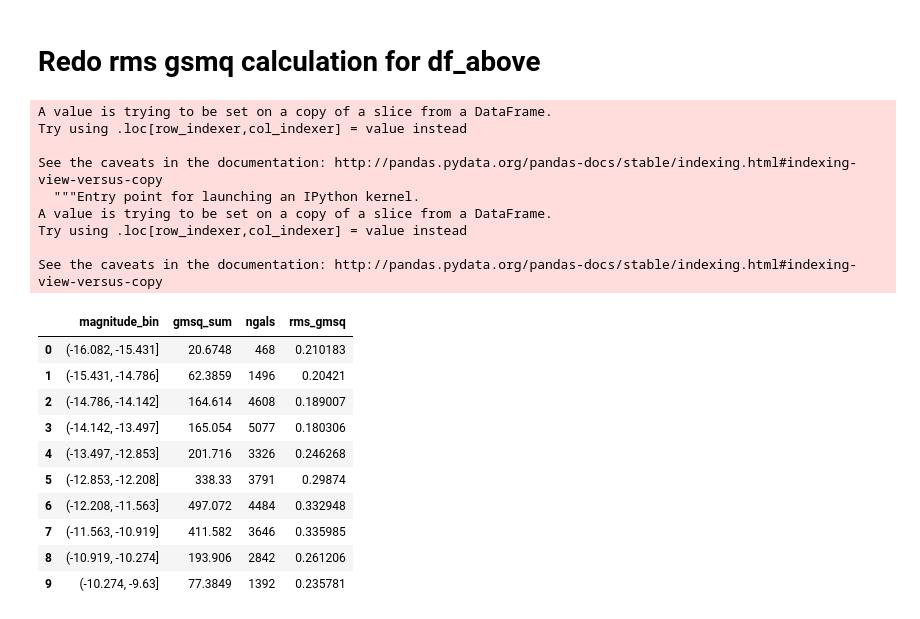
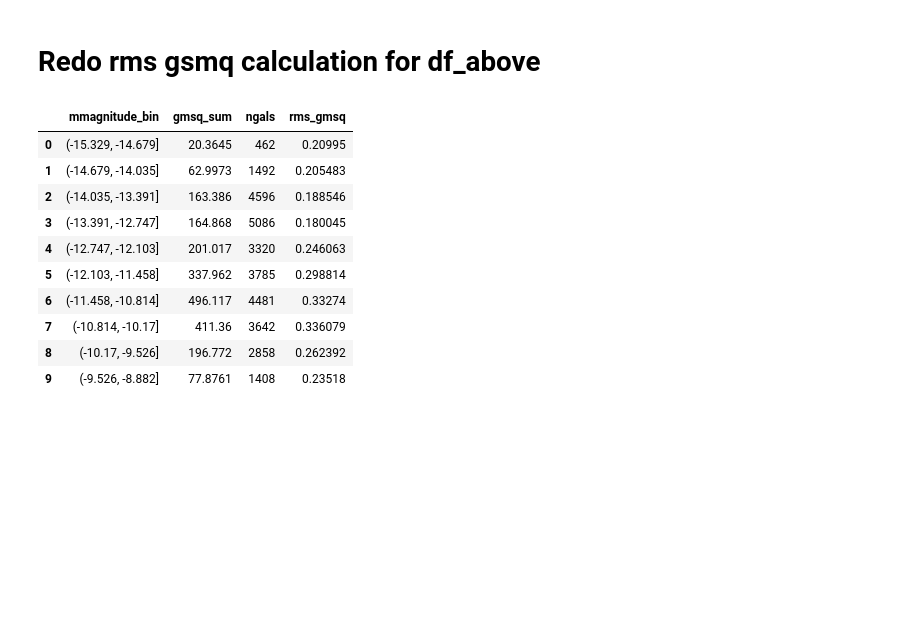
Before and after one commit to bpRsh/2019_shear_analysis_after_dmstack, a Jupyter notebook: Nov_2019/Nov21/a02_create_rms_gmsq_bins.ipynb, the cells around one changed output. Cells and saved outputs as stored; diff of their text form; code cells hidden in the pictures; blank space fills up the shorter version.

```diff
--- a/Nov_2019/Nov21/a02_create_rms_gmsq_bins.ipynb
+++ b/Nov_2019/Nov21/a02_create_rms_gmsq_bins.ipynb
@@ -113,0 +101,21 @@ df.head()
+# %%
+# flux and magnitude total
+df['flux'] = df['flux[0][0]'] + df['flux[1][0]'] + df['flux[2][0]'] + df['flux[3][0]']
+df['magnitude'] = -2.5 * np.log10(df['flux'].to_numpy())
+
+# flux and mag mono
+df['mflux'] = df['flux[0][0]'] + df['flux[1][0]']
+df['mmagnitude'] = -2.5 * np.log10(df['mflux'].to_numpy())
+
+# flux and mag chro
+df['cflux'] = df['flux[2][0]'] + df['flux[3][0]']
+df['cmagnitude'] = -2.5 * np.log10(df['cflux'].to_numpy())
+
+# radius total
+df['radius'] = np.mean(df['radius[0][0]']  + df['radius[1][0]']
+                       + df['radius[2][0]'] + df['radius[3][0]'])
+
+df['mradius'] = np.mean(df['radius[0][0]'] + df['radius[1][0]'] )
+df['cradius'] = np.mean( df['radius[2][0]'] + df['radius[3][0]'])
+
+df.head()
@@ -114,6 +129,6 @@ df.head()
 # %%
-df['magnitude_bin'] = pd.cut(df['magnitude'],10)
-df['magnitude_bin_number'] = pd.cut(df['magnitude'],10,labels=range(10))
+df['mmagnitude_bin'] = pd.cut(df['mmagnitude'],10)
+df['mmagnitude_bin_number'] = pd.cut(df['mmagnitude'],10,labels=range(10))
 df.head()
 # %% [output]
 |  | fN[0][0] | fN[1][0] | fN[2][0] | fN[3][0] | id[0][0] | id[1][0] | id[2][0] | id[3][0] | x[0] | x[1] | ... |
@@ -197,8 +214,8 @@ x2,y2 = bins_dict[x1y1x2y2[2]], bins_dict[x1y1x2y2[3]]
 
 df['above'] = df.eval(" ( (@x2-@x1) * gmdsq )  >= ( (@y2-@y1) * (gsq - @x1 )) ")
 # %%
-df_above = df[df.above==True]
-df_below = df[df.above==False]
+df_above = df[df.above==True].copy()
+df_below = df[df.above==False].copy()
 # %%
 df_above['gmsq'].plot.hist(bins=50)
 # %% [output]
@@ -207,34 +224,25 @@ df_above['gmsq'].plot.hist(bins=50)
 # %% [markdown]
 # Redo rms gsmq calculation for df_above
 # %%
-df_above['magnitude_bin'] = pd.cut(df_above['magnitude'],10)
-df_above['magnitude_bin_number'] = pd.cut(df_above['magnitude'],10,labels=range(10))
+df_above['mmagnitude_bin'] = pd.cut(df_above['mmagnitude'],10)
+df_above['mmagnitude_bin_number'] = pd.cut(df_above['mmagnitude'],10,labels=range(10))
 
-df_above_bins = df_above.groupby('magnitude_bin').agg({'gmsq': ['sum', 'size'] }).reset_index()
+df_above_bins = df_above.groupby('mmagnitude_bin').agg({'gmsq': ['sum', 'size'] }).reset_index()
 
-df_above_bins.columns = ['magnitude_bin', 'gmsq_sum', 'ngals']
+df_above_bins.columns = ['mmagnitude_bin', 'gmsq_sum', 'ngals']
 
 
 df_above_bins['rms_gmsq'] = (df_above_bins['gmsq_sum'] / df_above_bins['ngals'] ) **0.5
 df_above_bins.style.background_gradient(subset=['rms_gmsq'])
 # %% [output]
-A value is trying to be set on a copy of a slice from a DataFrame.
-Try using .loc[row_indexer,col_indexer] = value instead
-
-See the caveats in the documentation: http://pandas.pydata.org/pandas-docs/stable/indexing.html#indexing-view-versus-copy
-  """Entry point for launching an IPython kernel.
-A value is trying to be set on a copy of a slice from a DataFrame.
-Try using .loc[row_indexer,col_indexer] = value instead
-
-See the caveats in the documentation: http://pandas.pydata.org/pandas-docs/stable/indexing.html#indexing-view-versus-copy
-|  | magnitude_bin | gmsq_sum | ngals | rms_gmsq |
-| 0 | (-16.082, -15.431] | 20.6748 | 468 | 0.210183 |
-| 1 | (-15.431, -14.786] | 62.3859 | 1496 | 0.20421 |
-| 2 | (-14.786, -14.142] | 164.614 | 4608 | 0.189007 |
-| 3 | (-14.142, -13.497] | 165.054 | 5077 | 0.180306 |
-| 4 | (-13.497, -12.853] | 201.716 | 3326 | 0.246268 |
-| 5 | (-12.853, -12.208] | 338.33 | 3791 | 0.29874 |
-| 6 | (-12.208, -11.563] | 497.072 | 4484 | 0.332948 |
-| 7 | (-11.563, -10.919] | 411.582 | 3646 | 0.335985 |
-| 8 | (-10.919, -10.274] | 193.906 | 2842 | 0.261206 |
-| 9 | (-10.274, -9.63] | 77.3849 | 1392 | 0.235781 |
+|  | mmagnitude_bin | gmsq_sum | ngals | rms_gmsq |
+| 0 | (-15.329, -14.679] | 20.3645 | 462 | 0.20995 |
+| 1 | (-14.679, -14.035] | 62.9973 | 1492 | 0.205483 |
+| 2 | (-14.035, -13.391] | 163.386 | 4596 | 0.188546 |
+| 3 | (-13.391, -12.747] | 164.868 | 5086 | 0.180045 |
+| 4 | (-12.747, -12.103] | 201.017 | 3320 | 0.246063 |
+| 5 | (-12.103, -11.458] | 337.962 | 3785 | 0.298814 |
+| 6 | (-11.458, -10.814] | 496.117 | 4481 | 0.33274 |
+| 7 | (-10.814, -10.17] | 411.36 | 3642 | 0.336079 |
+| 8 | (-10.17, -9.526] | 196.772 | 2858 | 0.262392 |
+| 9 | (-9.526, -8.882] | 77.8761 | 1408 | 0.23518 |
```
Also changed, not shown: parts of 13 cells of this notebook.
